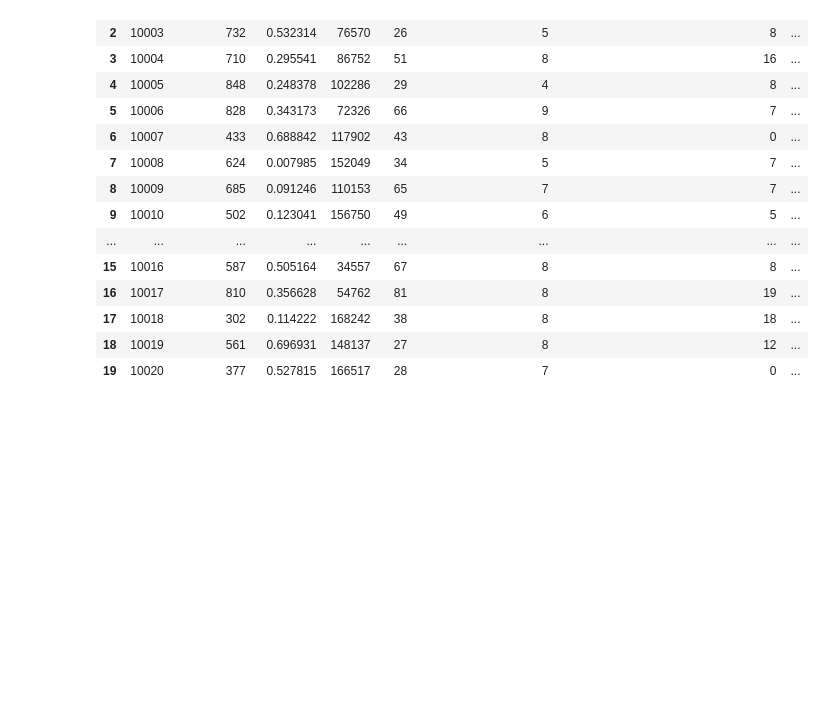
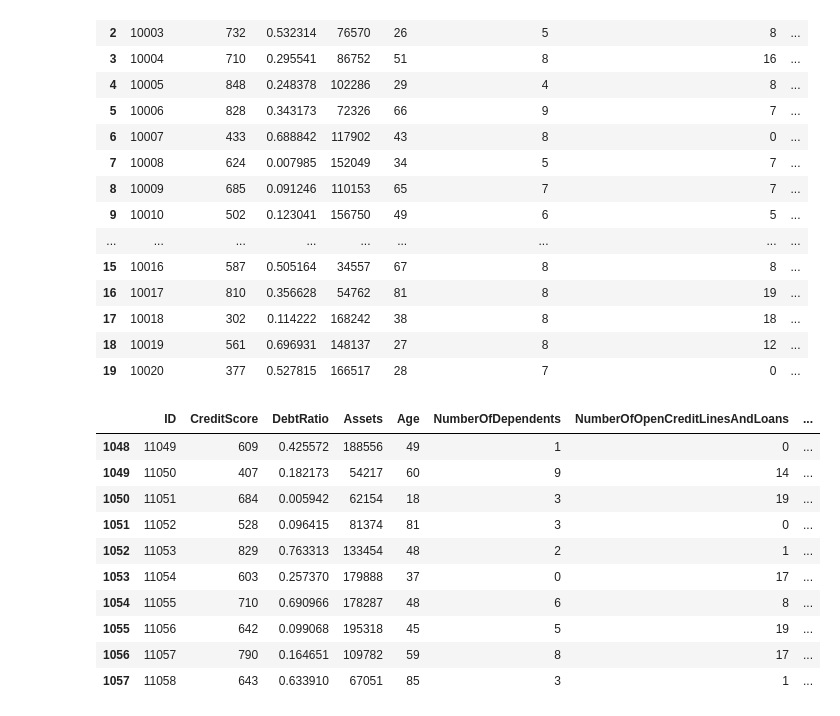
Before and after one commit to jfelipeo/Analitica_Finanzas, a Jupyter notebook: a_exploracion.ipynb, the cells around one changed output. Cells and saved outputs as stored; diff of their text form; code cells hidden in the pictures; blank space fills up the shorter version.

```diff
--- a/a_exploracion.ipynb
+++ b/a_exploracion.ipynb
@@ -425,6 +427,20 @@ df_nuevos.head(20)
 | 17 | 10018 | 302 | 0.114222 | 168242 | 38 | 8 | 18 | ... |
 | 18 | 10019 | 561 | 0.696931 | 148137 | 27 | 8 | 12 | ... |
 | 19 | 10020 | 377 | 0.527815 | 166517 | 28 | 7 | 0 | ... |
+# %%
+df_nuevos.tail(10)
+# %% [output]
+|  | ID | CreditScore | DebtRatio | Assets | Age | NumberOfDependents | NumberOfOpenCreditLinesAndLoans | ... |
+| 1048 | 11049 | 609 | 0.425572 | 188556 | 49 | 1 | 0 | ... |
+| 1049 | 11050 | 407 | 0.182173 | 54217 | 60 | 9 | 14 | ... |
+| 1050 | 11051 | 684 | 0.005942 | 62154 | 18 | 3 | 19 | ... |
+| 1051 | 11052 | 528 | 0.096415 | 81374 | 81 | 3 | 0 | ... |
+| 1052 | 11053 | 829 | 0.763313 | 133454 | 48 | 2 | 1 | ... |
+| 1053 | 11054 | 603 | 0.257370 | 179888 | 37 | 0 | 17 | ... |
+| 1054 | 11055 | 710 | 0.690966 | 178287 | 48 | 6 | 8 | ... |
+| 1055 | 11056 | 642 | 0.099068 | 195318 | 45 | 5 | 19 | ... |
+| 1056 | 11057 | 790 | 0.164651 | 109782 | 59 | 8 | 17 | ... |
+| 1057 | 11058 | 643 | 0.633910 | 67051 | 85 | 3 | 1 | ... |
 # %%
 # Guardar el DataFrame en un archivo CSV
 df_nuevos.to_csv("data/datos_nuevos_creditos_analisis.csv", index=False)
```
Also changed, not shown: parts of 12 cells of this notebook.
